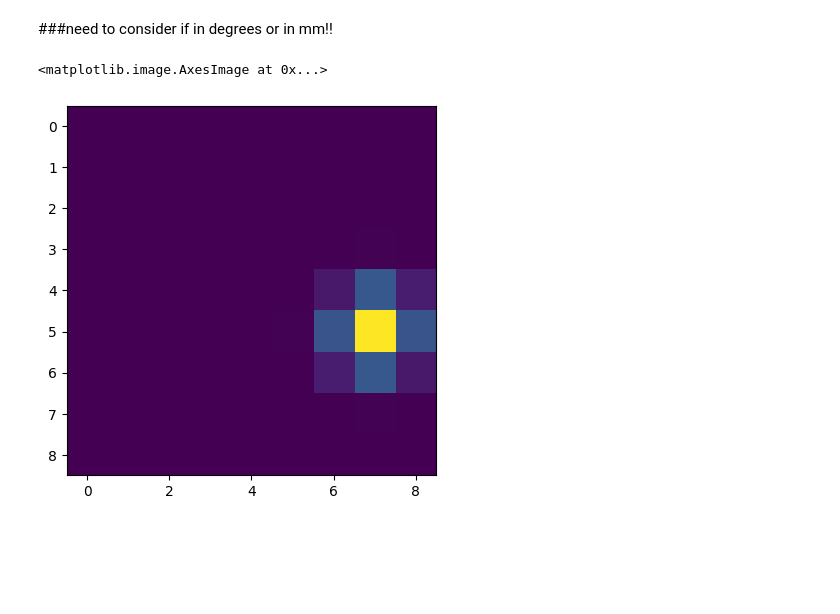
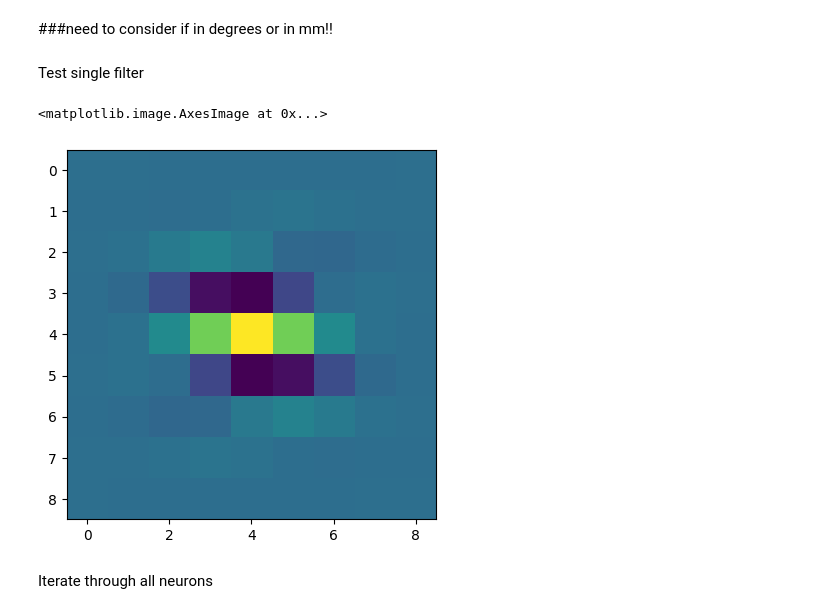
Before and after one commit to clarapecci/SSN_VPL, a Jupyter notebook: 2D SSN simulation.ipynb, the cells around one changed output. Saved outputs shown, nothing was run; the diff lists cells and outputs as text; code cells hidden in the pictures; blank space fills up the shorter version.

```diff
--- a/2D SSN simulation.ipynb
+++ b/2D SSN simulation.ipynb
@@ -831,12 +835,27 @@ Did not reach fixed point.
 # %%
 class gabor_filter:
 
-    def __init__(self, x_i, y_i, k, sigma_g, theta, phase=0):
+    def __init__(self, x_i, y_i, k, sigma_g, theta, phase=0, conv_factor=None):
 
-        self.x_i=x_i
-        self.y_i=y_i
-        self.k=k #preferred spatial frequency
-        self.theta=theta #preferred orientation
+        '''
+        Gabor filter class.
+        Inputs:
+            x_i, y_i: centre of filter
+            k: preferred spatial frequency in cycles/degrees (radians)
+            sigma_g: variance of Gaussian function
+            theta: preferred oritnation
+            conv_factor: conversion factor from degrees to mm
+        '''
+
+        #convert to mm from degrees
+        if conv_factor:
+            self.x_i=x_i*conv_factor
+            self.y_i=y_i*conv_factor
+        else:
+            self.x_i=x_i
+            self.y_i=y_i
+        self.k=k*2*np.pi #preferred spatial frequency
+        self.theta=theta*(np.pi/180) #preferred orientation - convert to radians
         self.phase=phase
         self.sigma_g=sigma_g
 
@@ -844,5 +863,19 @@ class gabor_filter:
         spatial=np.cos(self.k*(x-self.x_i)*np.cos(self.theta) + self.k*(y-self.y_i)*np.sin(self.theta) + self.phase)
         gabor= np.exp(-0.5 *( (x-self.x_i)**2 + (y-self.y_i)**2)/self.sigma_g**2)
         return gabor*spatial
+# %% [markdown]
+Test single filter
 # %%
-test_filter=gabor_filter(x_i=0, y_i=0, k=100, sigma_g=1, theta=90)
+test_filter=gabor_filter(x_i=0, y_i=0, k=0.5, sigma_g=1, theta=10, conv_factor=grid_pars.magnif_factor)
+x_axis=np.linspace(-3.2, 3.2, 9)
+y_axis=np.linspace(-3.2, 3.2, 9)
+values=[]
+for x in x_axis:
+    for y in y_axis:
+        val=test_filter.apply_filter(x,y)
+        values.append(val)
+values=np.array(values).reshape(9,9)
+plt.imshow(values)
+# %% [output]
+<matplotlib.image.AxesImage at 0x...>
+[figure, added]
@@ -858,3 +882,5 @@ values=np.array(values).reshape(9,9)
+# %% [markdown]
+Iterate through all neurons
 # %%
 ##iterate through all the maps to obtain different gabor filters
 all_filters=[]
@@ -870,8 +897,3 @@ for i in range(ssn.ori_map.shape[0]):
                 val=gabor.apply_filter(x,y)
                 values.append(val)
         all_filters.append(np.array(values).reshape(9,9))
-# %%
-plt.imshow(all_filters[14])
-# %% [output]
-<matplotlib.image.AxesImage at 0x...>
-[figure, removed]
```
Also changed, not shown: parts of 4 cells of this notebook.
